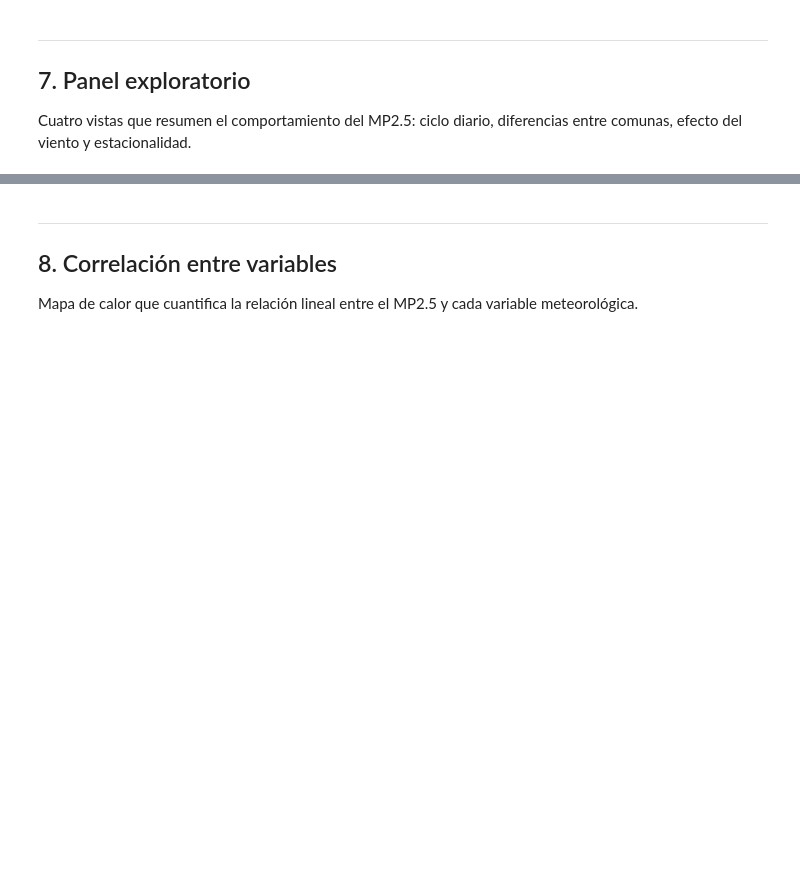
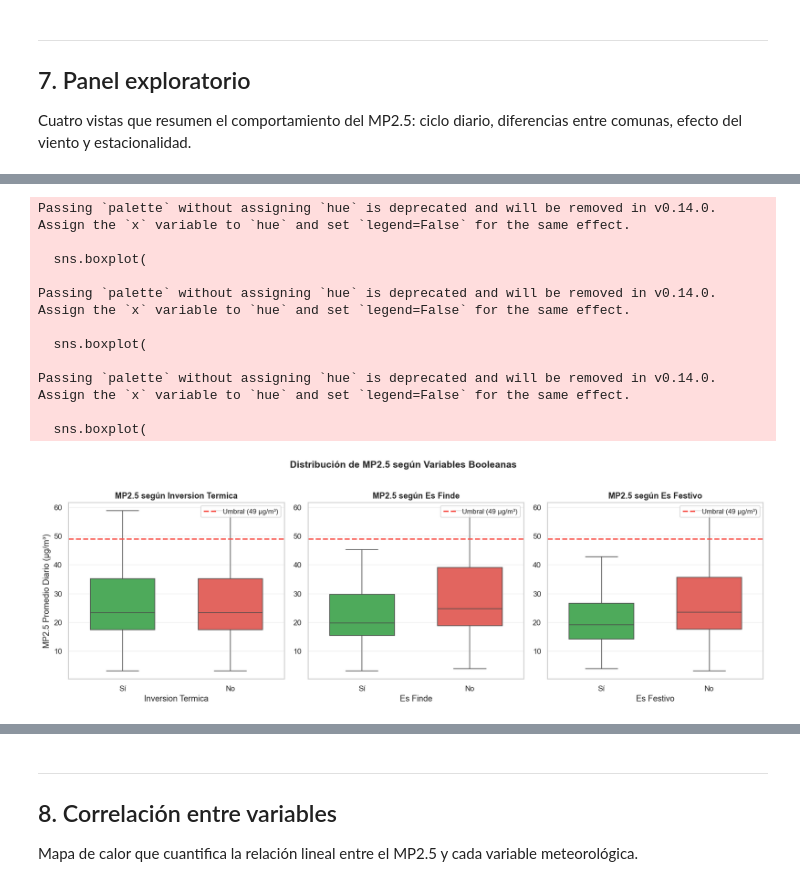
Before and after one commit to Rfcha/abp_cienciadatos, a Jupyter notebook: F3-calidad-aire-santiago/notebooks/01_exploracion.ipynb, the cells around one changed output, grey strips where cells are left out. Drawn from its saved outputs; the diff is of its cells as text; code cells hidden in the pictures; blank space fills up the shorter version.

```diff
--- a/F3-calidad-aire-santiago/notebooks/01_exploracion.ipynb
+++ b/F3-calidad-aire-santiago/notebooks/01_exploracion.ipynb
@@ -230,6 +217,0 @@ Definimos un **episodio cr&iacute;tico** como una hora en que el MP2.5 supera lo
-# %%
-UMBRAL = 50
-df['critico'] = (df['MP2.5'] > UMBRAL).astype(int)
-
-pct = df['critico'].mean() * 100
-print(f'Episodios críticos: {df["critico"].sum():,} horas ({pct:.1f}% del total)')
@@ -289,0 +356,45 @@ plt.show()
+# %%
+mp25_diario_con_boolean = mp25_diario.merge(
+    df_filtrado[['solo_fecha','inversion_termica','es_finde', 'es_festivo']].drop_duplicates(),
+    on='solo_fecha',
+    how='left'
+)
+# %%
+# Crear figura con subplots para cada variable booleana
+fig, axes = plt.subplots(1, 3, figsize=(15, 5))
+
+variables_bool = ['inversion_termica', 'es_finde', 'es_festivo']
+
+for idx, var in enumerate(variables_bool):
+    sns.boxplot(
+        data=mp25_diario_con_boolean,
+        x=var,
+        y='MP2.5_promedio_diario',
+        ax=axes[idx],
+        palette=['#3fb950','#f85149'],
+        width=0.6
+    )
+    axes[idx].set_title(f'MP2.5 según {var.replace("_", " ").title()}', fontsize=12, fontweight='bold')
+    axes[idx].set_xlabel(var.replace('_', ' ').title())
+    axes[idx].set_ylabel('MP2.5 Promedio Diario (µg/m³)' if idx == 0 else '')
+    axes[idx].grid(axis='y', alpha=0.3)
+
+plt.suptitle('Distribución de MP2.5 según Variables Booleanas', fontsize=14, fontweight='bold', y=1.02)
+plt.tight_layout()
+# Agregar línea roja punteada del umbral en cada gráfico
+for idx, ax in enumerate(axes):
+    ax.axhline(UMBRAL25, color=COL['alerta'], linestyle='--', linewidth=2, label=f'Umbral ({UMBRAL25} µg/m³)')
+    ax.legend(loc='upper right', fontsize=10)
+# %% [output]
+Passing `palette` without assigning `hue` is deprecated and will be removed in v0.14.0. Assign the `x` variable to `hue` and set `legend=False` for the same effect.
+
+  sns.boxplot(
+
+Passing `palette` without assigning `hue` is deprecated and will be removed in v0.14.0. Assign the `x` variable to `hue` and set `legend=False` for the same effect.
+
+  sns.boxplot(
+
+Passing `palette` without assigning `hue` is deprecated and will be removed in v0.14.0. Assign the `x` variable to `hue` and set `legend=False` for the same effect.
+
+  sns.boxplot(
+[figure, added]
```
Also changed, not shown: parts of 14 cells of this notebook.
